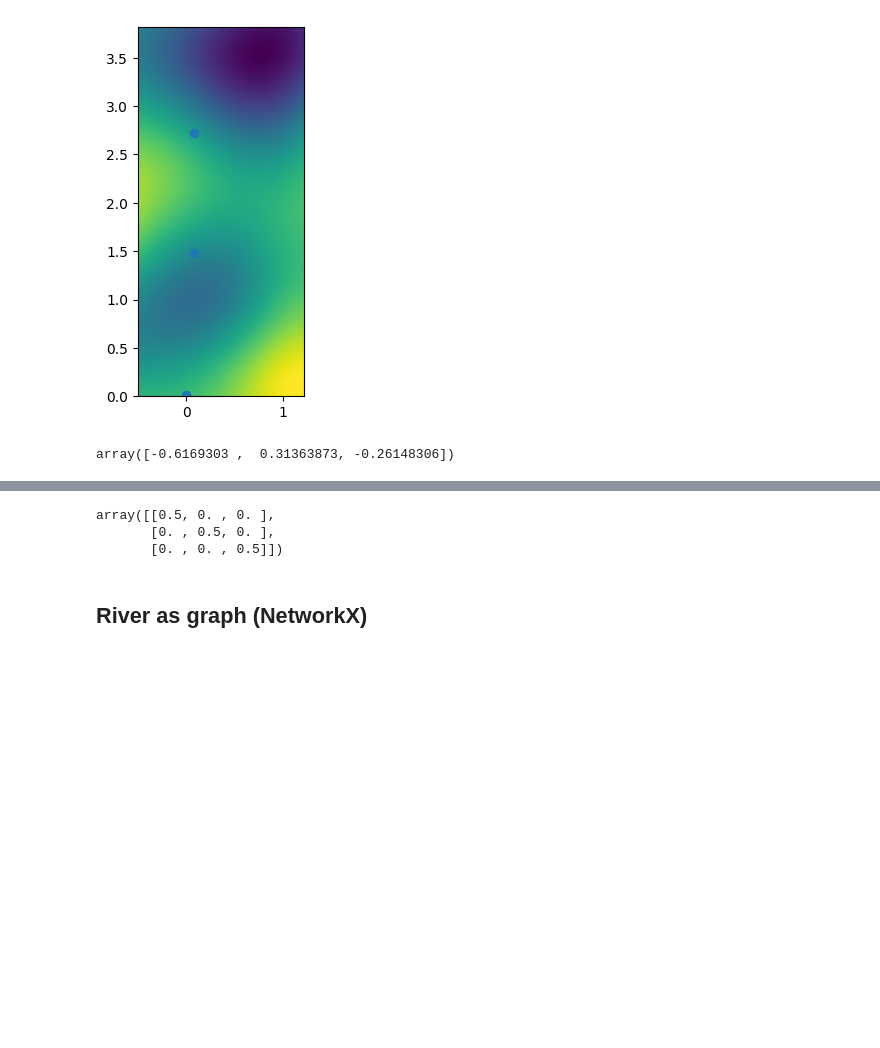
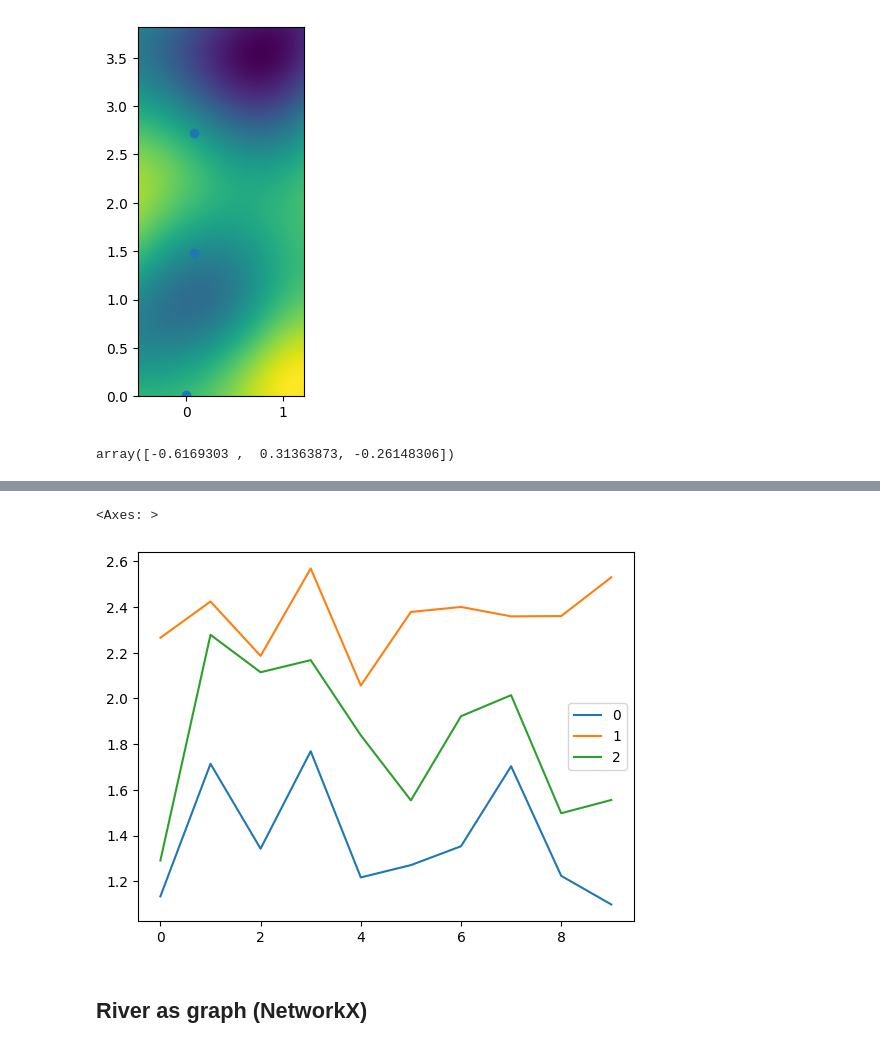
Before and after one commit to KatieBuc/dad, a Jupyter notebook: river_domain.ipynb, the cells around one changed output, grey strips where cells are left out. Cells and saved outputs as stored; diff of their text form; code cells hidden in the pictures; blank space fills up the shorter version.

```diff
--- a/river_domain.ipynb
+++ b/river_domain.ipynb
@@ -427,0 +444,9 @@ y += np.random.multivariate_normal(
+# %%
+# independent noise
+cov = torch.tensor((params["sigma_0"] ** 2) * np.identity(S)) + SIGMA
+# %%
+from torch.distributions.multivariate_normal import MultivariateNormal
+
+distrib = MultivariateNormal(loc=X_t_beta, covariance_matrix=cov.float())
+y1 = distrib.rsample()
+y1
@@ -427,0 +455,4 @@ y += np.random.multivariate_normal(
+# %%
+# transition matrix
+PHI = torch.tensor(params["phi"] * np.identity(S)).float()
+PHI
@@ -428,3 +463,16 @@ y += np.random.multivariate_normal(
+# %%
+y_t_minus_1 = y1
+X_t_minus_1_beta = X_t_beta  # assume fixed for all t, in this example
+
+y = y1
+
+for t in range(1, T):
+    mu_t = X_t_beta + torch.matmul(PHI, y_t_minus_1 - X_t_minus_1_beta)
+    distrib = MultivariateNormal(loc=mu_t, covariance_matrix=cov.float())
+    y_t = distrib.rsample()
+
+    y = torch.concat([y, y_t])
+    y_t_minus_1 = y_t
 # %%
 y
 # %% [output]
@@ -432,10 +483,8 @@ array([1.24857336, 1.92955401, 1.87510883])
-# %%
-# transition matrix
-params["phi"] * np.identity(S)
-# %% [output]
-array([[0.5, 0. , 0. ],
-       [0. , 0.5, 0. ],
-       [0. , 0. , 0.5]])
+# %%
+pd.DataFrame(y.reshape(T, S).numpy()).plot()
+# %% [output]
+<Axes: >
+[figure, added]
 # %% [markdown]
 ## River as graph (NetworkX)
 # %%
```
Also changed, not shown: parts of 12 cells of this notebook.
